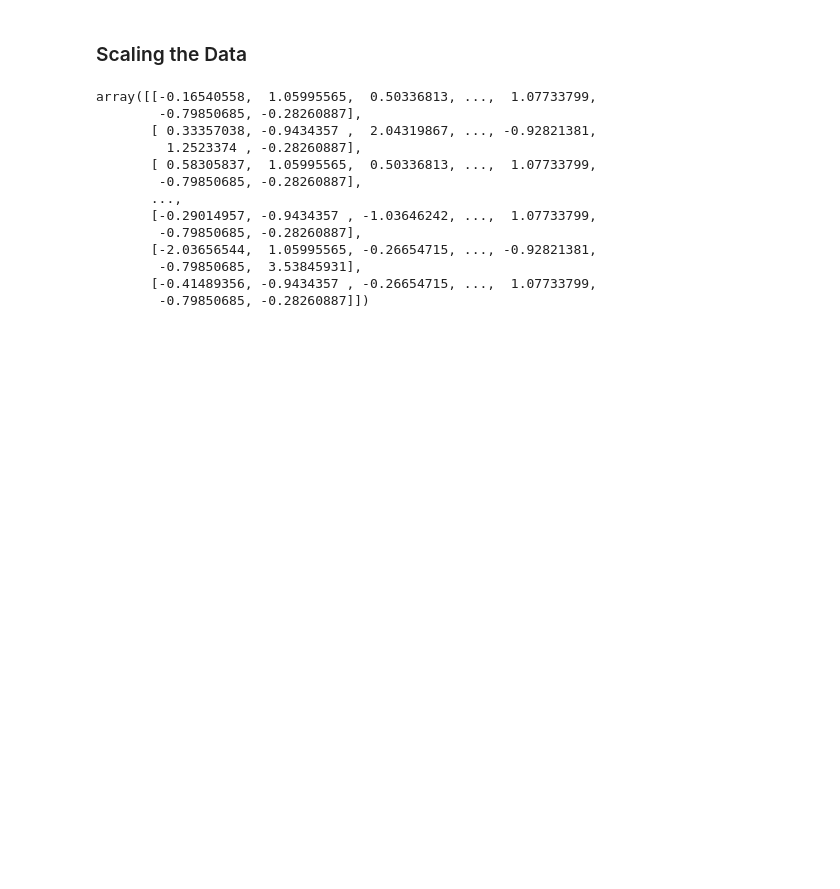
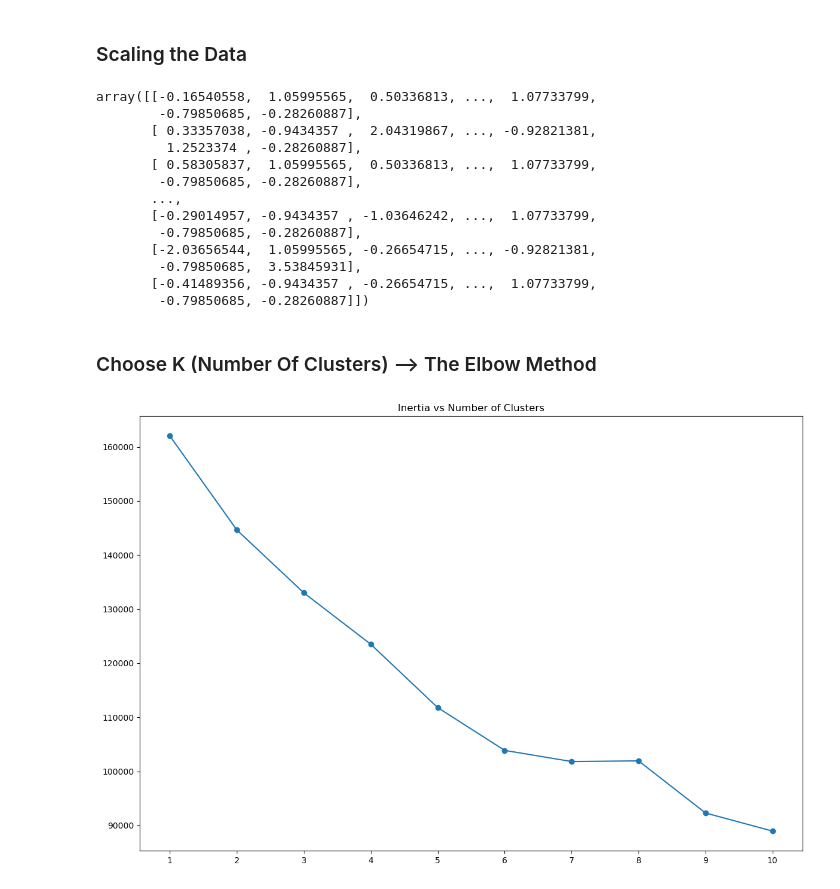
Before and after one commit to KaraniAbdellah/kmeans-credit-card-clustering, a Jupyter notebook: main.ipynb, the cells around one changed output. Cells and saved outputs as stored; diff of their text form; code cells hidden in the pictures; blank space fills up the shorter version.

Commit message:
feat: build model and start anaylsy the result

```diff
--- a/main.ipynb
+++ b/main.ipynb
@@ -154,3 +154,32 @@ array([[-0.16540558,  1.05995565,  0.50336813, ...,  1.07733799,
         -0.79850685,  3.53845931],
        [-0.41489356, -0.9434357 , -0.26654715, ...,  1.07733799,
         -0.79850685, -0.28260887]])
+# %% [markdown]
+### Choose K (Number Of Clusters) --> The Elbow Method
+# %%
+# A DataFrame is a two-dimensional table-like structure in Python
+# Make DataFrame Based on Scaled
+X = pd.DataFrame(X_scaled)
+X
+
+# Get Best K
+inertias = []
+for k in range(1, 11):
+    model = KMeans(n_clusters=k)
+    y_predicated = model.fit_predict(X)
+    # print(y_predicated) # get clusters for each row
+    inertias.append(model.inertia_) # get WSCC total distance between points
+    # print(inertias)
+
+# Visualse Inertias vs Number Of Clusters
+plt.figure(figsize=(12, 8))
+plt.plot(range(1, 11), inertias, marker='o')
+plt.xticks(ticks=range(1, 11), labels=range(1, 11))
+plt.title('Inertia vs Number of Clusters')
+
+plt.tight_layout()
+plt.show()
+
+# NOTE: If we run model again we can see a deffrent graph because centroid init with deffrent places
+# %% [output]
+[figure, added]
```
Also changed, not shown: parts of 5 cells of this notebook, 1 other file.
